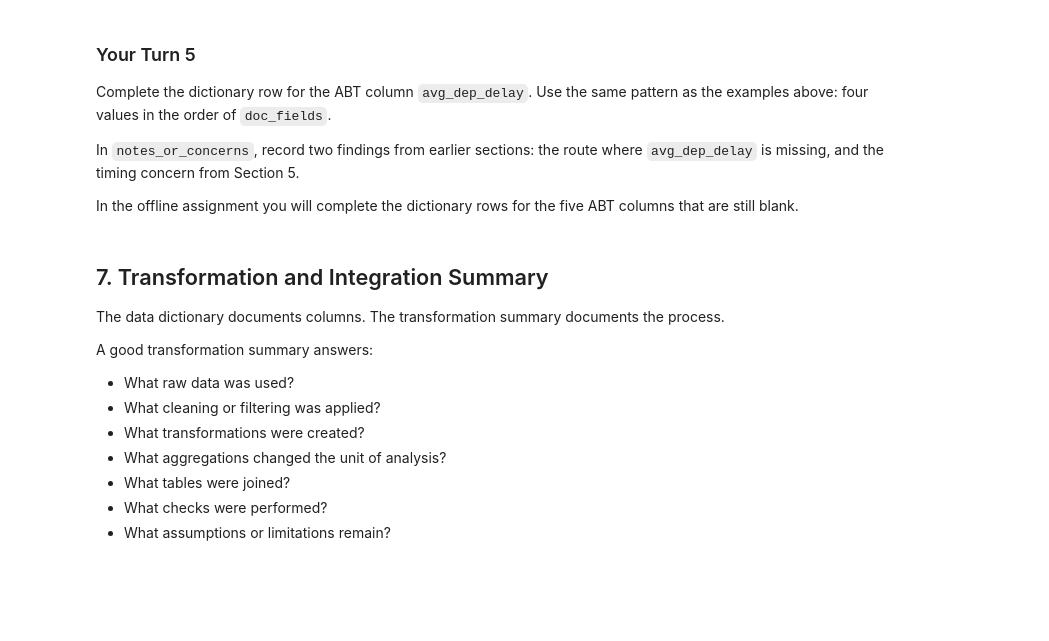
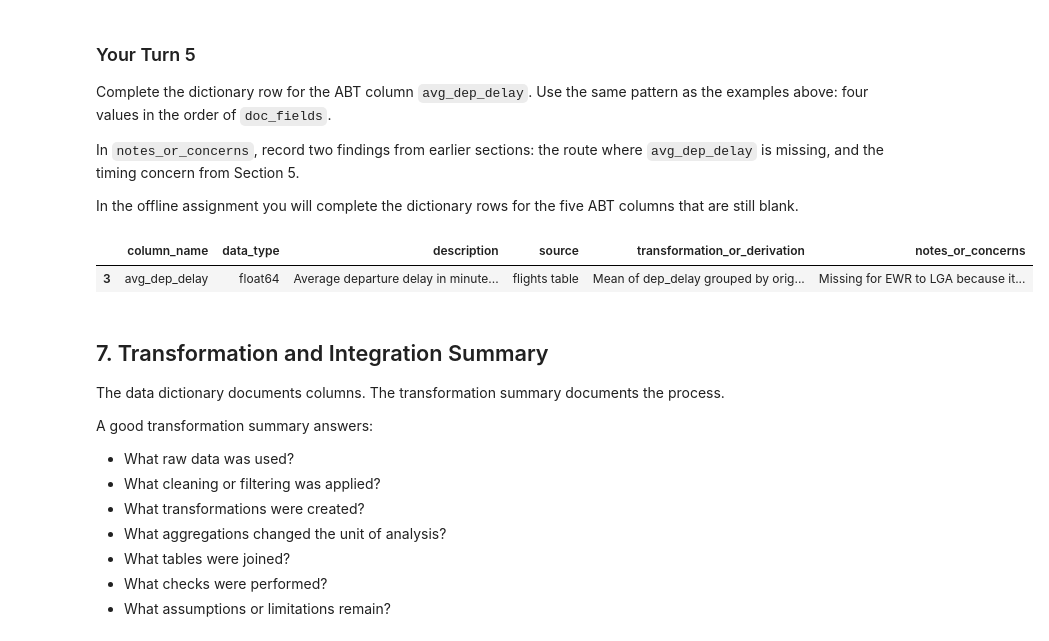
Before and after one commit to kalshaikhli/-ban6003-week-11-abt-documantation-update, a Jupyter notebook: notebooks/module11_abt_documentation_guided_lab.ipynb, the cells around one changed output. Drawn from its saved outputs; the diff is of its cells as text; code cells hidden in the pictures; blank space fills up the shorter version.

Commit message:
Document departure delay and data leakage concerns

```diff
--- a/notebooks/module11_abt_documentation_guided_lab.ipynb
+++ b/notebooks/module11_abt_documentation_guided_lab.ipynb
@@ -524,14 +550,24 @@ In the offline assignment you will complete the dictionary rows for the five ABT
 # %%
 # Your Turn 5 - document the ABT column avg_dep_delay (one dictionary row).
 # Replace the four empty strings, in the order of doc_fields, then run the cell.
 your_turn_entries = {
-    "avg_dep_delay": ["", "", "", ""],
+    "avg_dep_delay": [
+        "Average departure delay in minutes for each route",
+        "flights table",
+        "Mean of dep_delay grouped by origin and destination",
+        "Missing for EWR to LGA because its only flight was cancelled; potential data leakage because departure delays are not known before the flights occur"
+    ],
 }
 
 for abt_column, values in your_turn_entries.items():
-    data_dictionary.loc[data_dictionary["column_name"] == abt_column, doc_fields] = values
+    data_dictionary.loc[
+        data_dictionary["column_name"] == abt_column, doc_fields
+    ] = values
 
 data_dictionary[data_dictionary["column_name"] == "avg_dep_delay"]
+# %% [output]
+|  | column_name | data_type | description | source | transformation_or_derivation | notes_or_concerns |
+| 3 | avg_dep_delay | float64 | Average departure delay in minute... | flights table | Mean of dep_delay grouped by orig... | Missing for EWR to LGA because it... |
 # %% [markdown]
 ## 7. Transformation and Integration Summary
 
```
Also changed, not shown: parts of 8 cells of this notebook.
